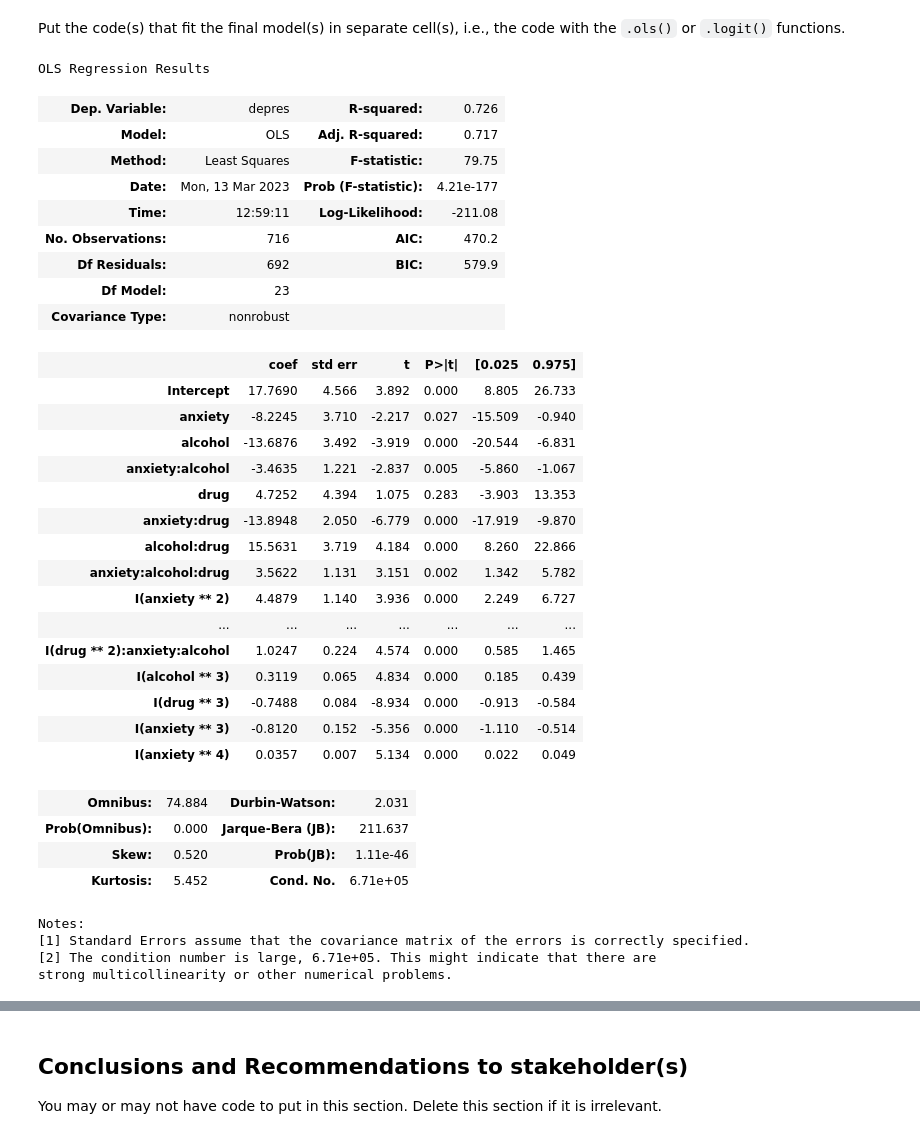
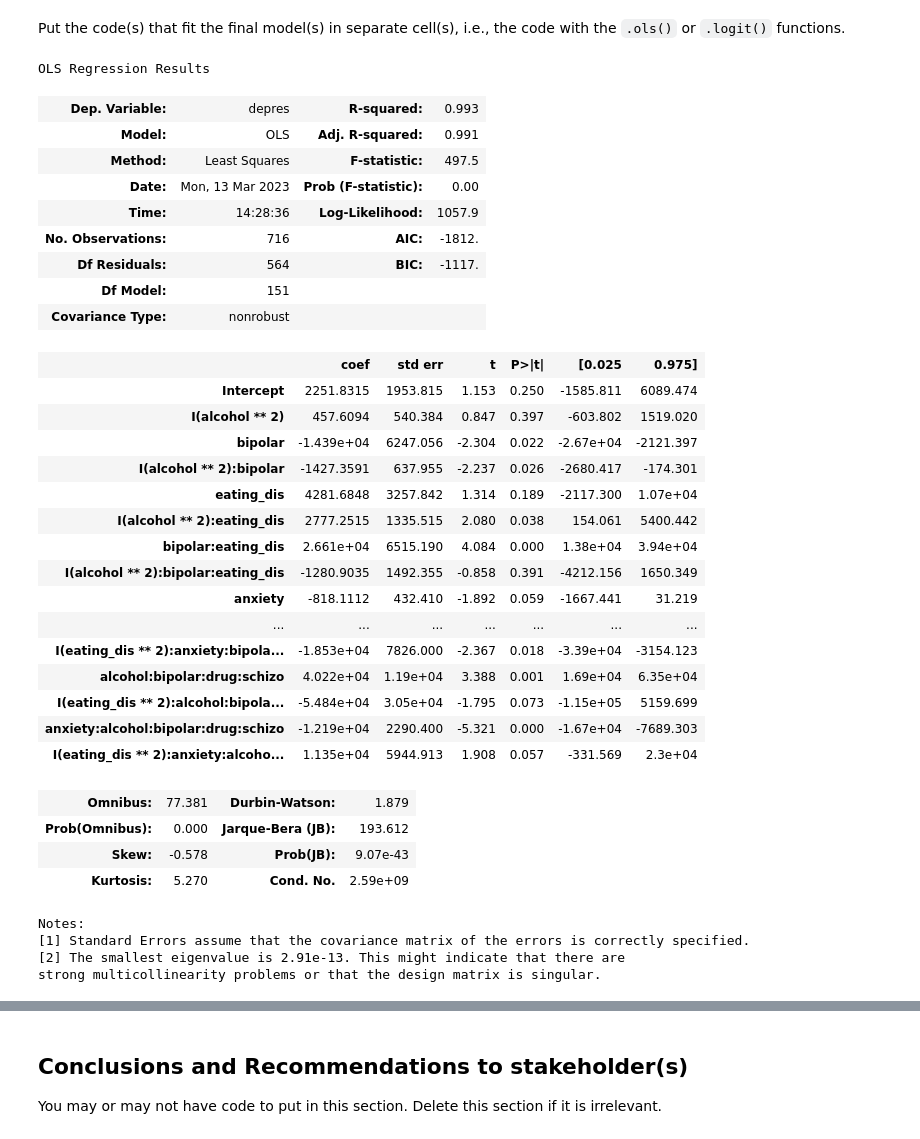
Before and after one commit to marlenealanis/stat-303-2-project, a Jupyter notebook: Project Code Template.ipynb, the cells around one changed output, grey strips where cells are left out. Cells and saved outputs as stored; diff of their text form; code cells hidden in the pictures.

```diff
--- a/Project Code Template.ipynb
+++ b/Project Code Template.ipynb
@@ -314,37 +341,43 @@ depres_obj_10 = smf.ols(formula = 'depres~anxiety*alcohol*drug \
-# %%
-depres_obj_10.summary()
-# %% [output]
-OLS Regression Results
-| Dep. Variable: | depres | R-squared: | 0.726 |
-| Model: | OLS | Adj. R-squared: | 0.717 |
-| Method: | Least Squares | F-statistic: | 79.75 |
-| Date: | Mon, 13 Mar 2023 | Prob (F-statistic): | 4.21e-177 |
-| Time: | 12:59:11 | Log-Likelihood: | -211.08 |
-| No. Observations: | 716 | AIC: | 470.2 |
-| Df Residuals: | 692 | BIC: | 579.9 |
-| Df Model: | 23 |  |  |
-| Covariance Type: | nonrobust |  |  |
-|  | coef | std err | t | P>|t| | [0.025 | 0.975] |
-| Intercept | 17.7690 | 4.566 | 3.892 | 0.000 | 8.805 | 26.733 |
-| anxiety | -8.2245 | 3.710 | -2.217 | 0.027 | -15.509 | -0.940 |
-| alcohol | -13.6876 | 3.492 | -3.919 | 0.000 | -20.544 | -6.831 |
-| anxiety:alcohol | -3.4635 | 1.221 | -2.837 | 0.005 | -5.860 | -1.067 |
-| drug | 4.7252 | 4.394 | 1.075 | 0.283 | -3.903 | 13.353 |
-| anxiety:drug | -13.8948 | 2.050 | -6.779 | 0.000 | -17.919 | -9.870 |
-| alcohol:drug | 15.5631 | 3.719 | 4.184 | 0.000 | 8.260 | 22.866 |
-| anxiety:alcohol:drug | 3.5622 | 1.131 | 3.151 | 0.002 | 1.342 | 5.782 |
-| I(anxiety ** 2) | 4.4879 | 1.140 | 3.936 | 0.000 | 2.249 | 6.727 |
-| ... | ... | ... | ... | ... | ... | ... |
-| I(drug ** 2):anxiety:alcohol | 1.0247 | 0.224 | 4.574 | 0.000 | 0.585 | 1.465 |
-| I(alcohol ** 3) | 0.3119 | 0.065 | 4.834 | 0.000 | 0.185 | 0.439 |
-| I(drug ** 3) | -0.7488 | 0.084 | -8.934 | 0.000 | -0.913 | -0.584 |
-| I(anxiety ** 3) | -0.8120 | 0.152 | -5.356 | 0.000 | -1.110 | -0.514 |
-| I(anxiety ** 4) | 0.0357 | 0.007 | 5.134 | 0.000 | 0.022 | 0.049 |
-| Omnibus: | 74.884 | Durbin-Watson: | 2.031 |
-| Prob(Omnibus): | 0.000 | Jarque-Bera (JB): | 211.637 |
-| Skew: | 0.520 | Prob(JB): | 1.11e-46 |
-| Kurtosis: | 5.452 | Cond. No. | 6.71e+05 |
-Notes:
-[1] Standard Errors assume that the covariance matrix of the errors is correctly specified.
-[2] The condition number is large, 6.71e+05. This might indicate that there are
-strong multicollinearity or other numerical problems.
+# %%
+
+
+depres_obj_11 = smf.ols(formula = 'depres~ I(alcohol**2)*bipolar*eating_dis*anxiety*drug*schizo \
+    +I(bipolar**2)*anxiety*alcohol*eating_dis*drug*schizo\
+    +I(eating_dis**2)*anxiety*alcohol*bipolar*drug*schizo ' , data = train).fit()
+# %%
+depres_obj_11.summary()
+# %% [output]
+OLS Regression Results
+| Dep. Variable: | depres | R-squared: | 0.993 |
+| Model: | OLS | Adj. R-squared: | 0.991 |
+| Method: | Least Squares | F-statistic: | 497.5 |
+| Date: | Mon, 13 Mar 2023 | Prob (F-statistic): | 0.00 |
+| Time: | 14:28:36 | Log-Likelihood: | 1057.9 |
+| No. Observations: | 716 | AIC: | -1812. |
+| Df Residuals: | 564 | BIC: | -1117. |
+| Df Model: | 151 |  |  |
+| Covariance Type: | nonrobust |  |  |
+|  | coef | std err | t | P>|t| | [0.025 | 0.975] |
+| Intercept | 2251.8315 | 1953.815 | 1.153 | 0.250 | -1585.811 | 6089.474 |
+| I(alcohol ** 2) | 457.6094 | 540.384 | 0.847 | 0.397 | -603.802 | 1519.020 |
+| bipolar | -1.439e+04 | 6247.056 | -2.304 | 0.022 | -2.67e+04 | -2121.397 |
+| I(alcohol ** 2):bipolar | -1427.3591 | 637.955 | -2.237 | 0.026 | -2680.417 | -174.301 |
+| eating_dis | 4281.6848 | 3257.842 | 1.314 | 0.189 | -2117.300 | 1.07e+04 |
+| I(alcohol ** 2):eating_dis | 2777.2515 | 1335.515 | 2.080 | 0.038 | 154.061 | 5400.442 |
+| bipolar:eating_dis | 2.661e+04 | 6515.190 | 4.084 | 0.000 | 1.38e+04 | 3.94e+04 |
+| I(alcohol ** 2):bipolar:eating_dis | -1280.9035 | 1492.355 | -0.858 | 0.391 | -4212.156 | 1650.349 |
+| anxiety | -818.1112 | 432.410 | -1.892 | 0.059 | -1667.441 | 31.219 |
+| ... | ... | ... | ... | ... | ... | ... |
+| I(eating_dis ** 2):anxiety:bipola... | -1.853e+04 | 7826.000 | -2.367 | 0.018 | -3.39e+04 | -3154.123 |
+| alcohol:bipolar:drug:schizo | 4.022e+04 | 1.19e+04 | 3.388 | 0.001 | 1.69e+04 | 6.35e+04 |
+| I(eating_dis ** 2):alcohol:bipola... | -5.484e+04 | 3.05e+04 | -1.795 | 0.073 | -1.15e+05 | 5159.699 |
+| anxiety:alcohol:bipolar:drug:schizo | -1.219e+04 | 2290.400 | -5.321 | 0.000 | -1.67e+04 | -7689.303 |
+| I(eating_dis ** 2):anxiety:alcoho... | 1.135e+04 | 5944.913 | 1.908 | 0.057 | -331.569 | 2.3e+04 |
+| Omnibus: | 77.381 | Durbin-Watson: | 1.879 |
+| Prob(Omnibus): | 0.000 | Jarque-Bera (JB): | 193.612 |
+| Skew: | -0.578 | Prob(JB): | 9.07e-43 |
+| Kurtosis: | 5.270 | Cond. No. | 2.59e+09 |
+Notes:
+[1] Standard Errors assume that the covariance matrix of the errors is correctly specified.
+[2] The smallest eigenvalue is 2.91e-13. This might indicate that there are
+strong multicollinearity problems or that the design matrix is singular.
```
Also changed, not shown: parts of 11 cells of this notebook.
